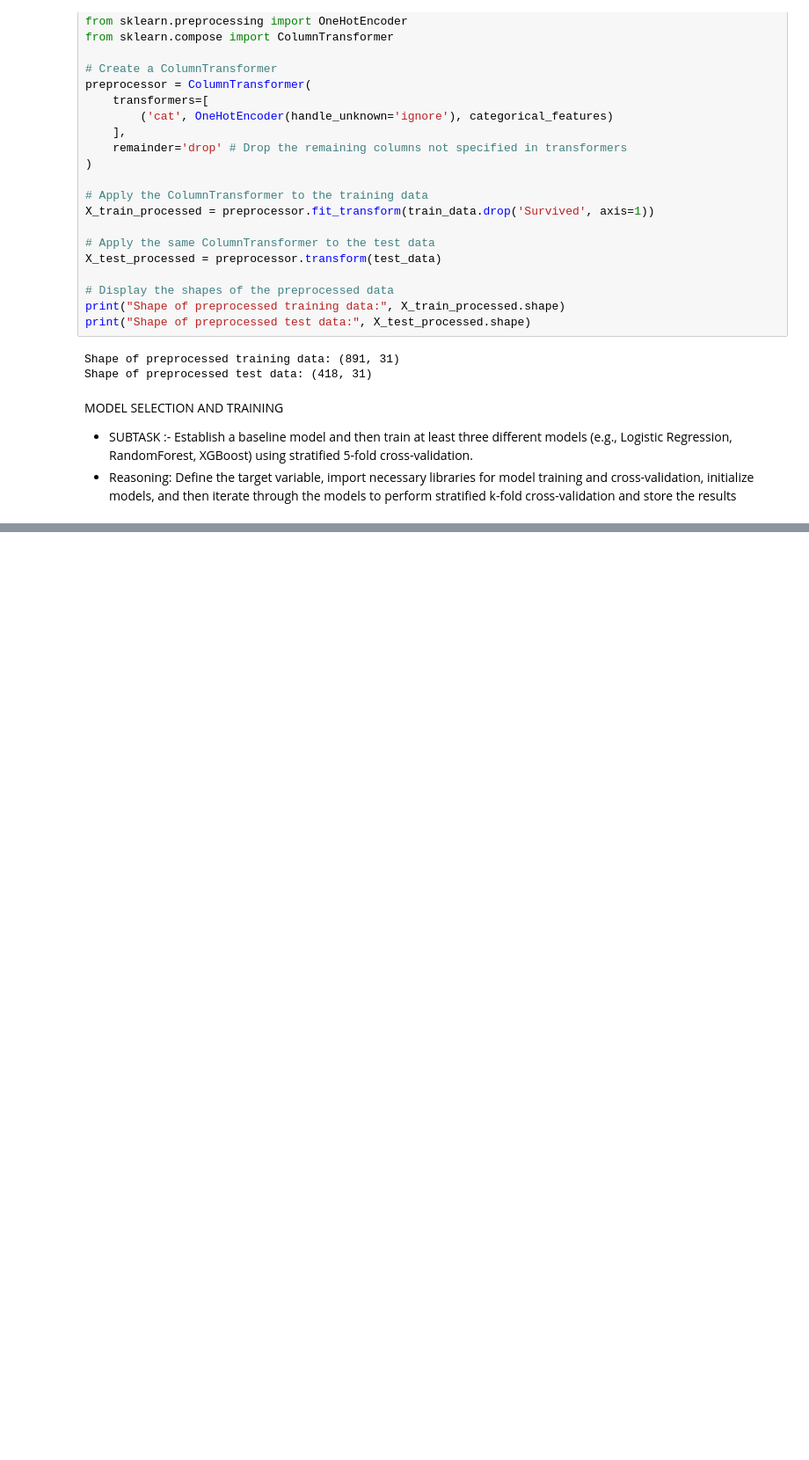
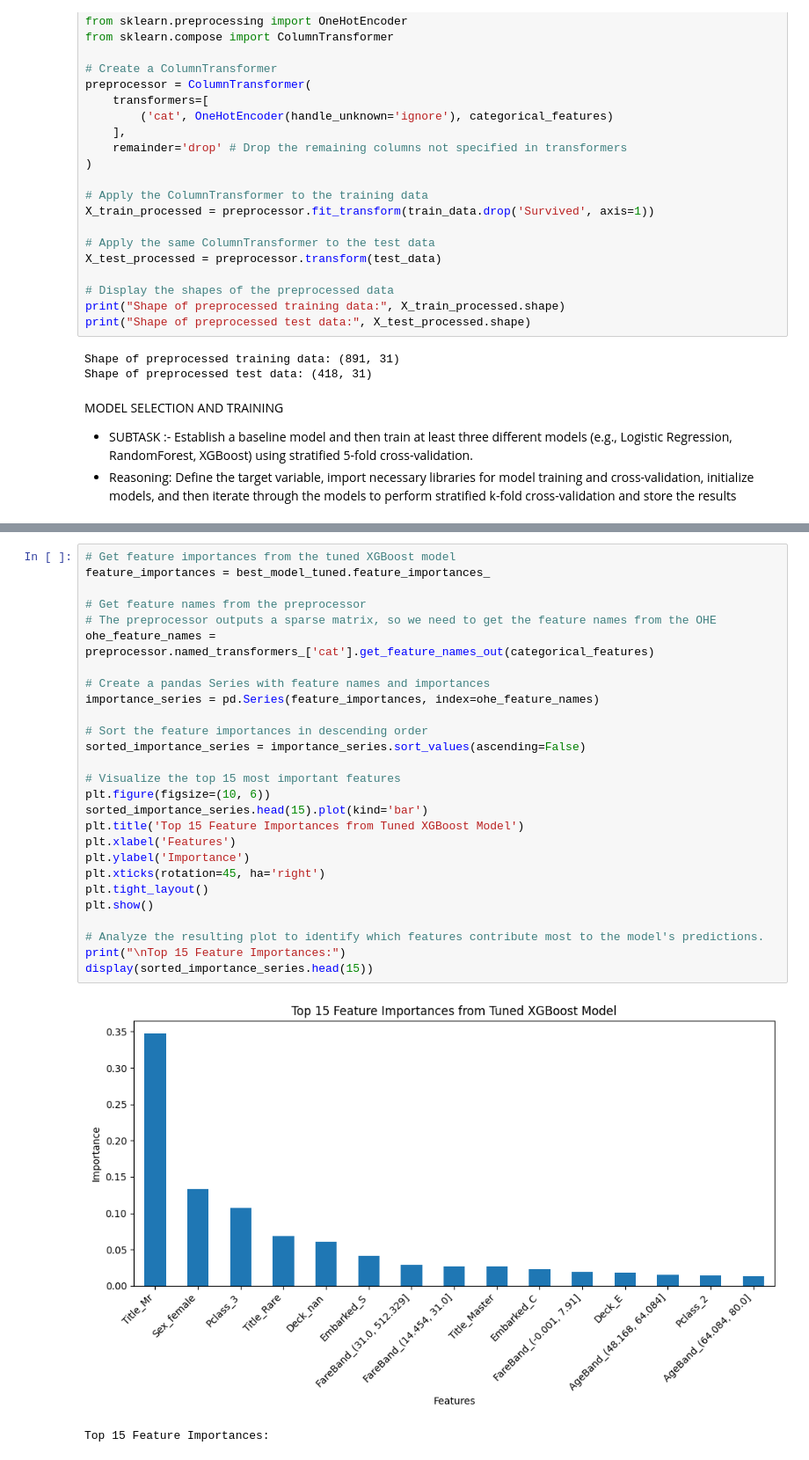
Before and after one commit to Abhijeet-bot-collab/TITANIC-SURVIVEL-PREDICTION, a Jupyter notebook: TITANIC/Titanic.ipynb, the cells around one changed output, grey strips where cells are left out. Shown at 88% size. Cells and saved outputs as stored; diff of their text form; blank space fills up the shorter version.

```diff
--- a/TITANIC/Titanic.ipynb
+++ b/TITANIC/Titanic.ipynb
@@ -472,0 +737,30 @@ from sklearn.model_selection import StratifiedKFold, cross_val_score
+# %%
+# Get feature importances from the tuned XGBoost model
+feature_importances = best_model_tuned.feature_importances_
+
+# Get feature names from the preprocessor
+# The preprocessor outputs a sparse matrix, so we need to get the feature names from the OHE
+ohe_feature_names = preprocessor.named_transformers_['cat'].get_feature_names_out(categorical_features)
+
+# Create a pandas Series with feature names and importances
+importance_series = pd.Series(feature_importances, index=ohe_feature_names)
+
+# Sort the feature importances in descending order
+sorted_importance_series = importance_series.sort_values(ascending=False)
+
+# Visualize the top 15 most important features
+plt.figure(figsize=(10, 6))
+sorted_importance_series.head(15).plot(kind='bar')
+plt.title('Top 15 Feature Importances from Tuned XGBoost Model')
+plt.xlabel('Features')
+plt.ylabel('Importance')
+plt.xticks(rotation=45, ha='right')
+plt.tight_layout()
+plt.show()
+
+# Analyze the resulting plot to identify which features contribute most to the model's predictions.
+print("\nTop 15 Feature Importances:")
+display(sorted_importance_series.head(15))
+# %% [output]
+[figure, added]
+Top 15 Feature Importances:
```
Also changed, not shown: parts of 18 cells of this notebook, 2 other files.
